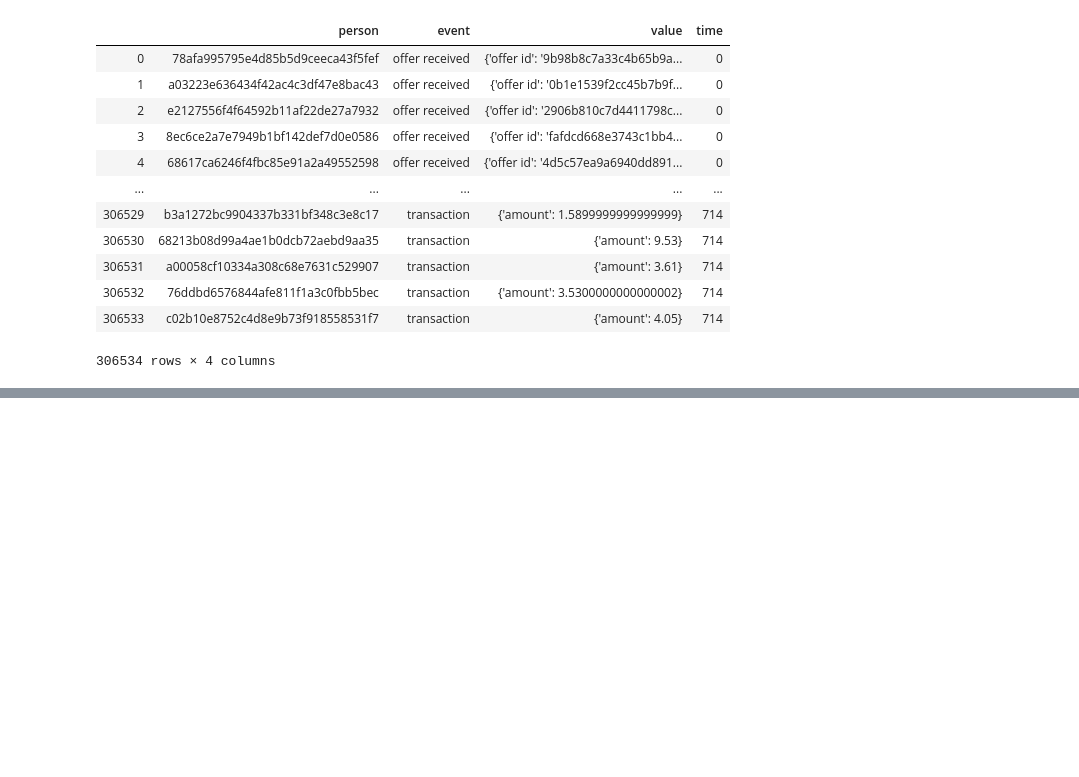
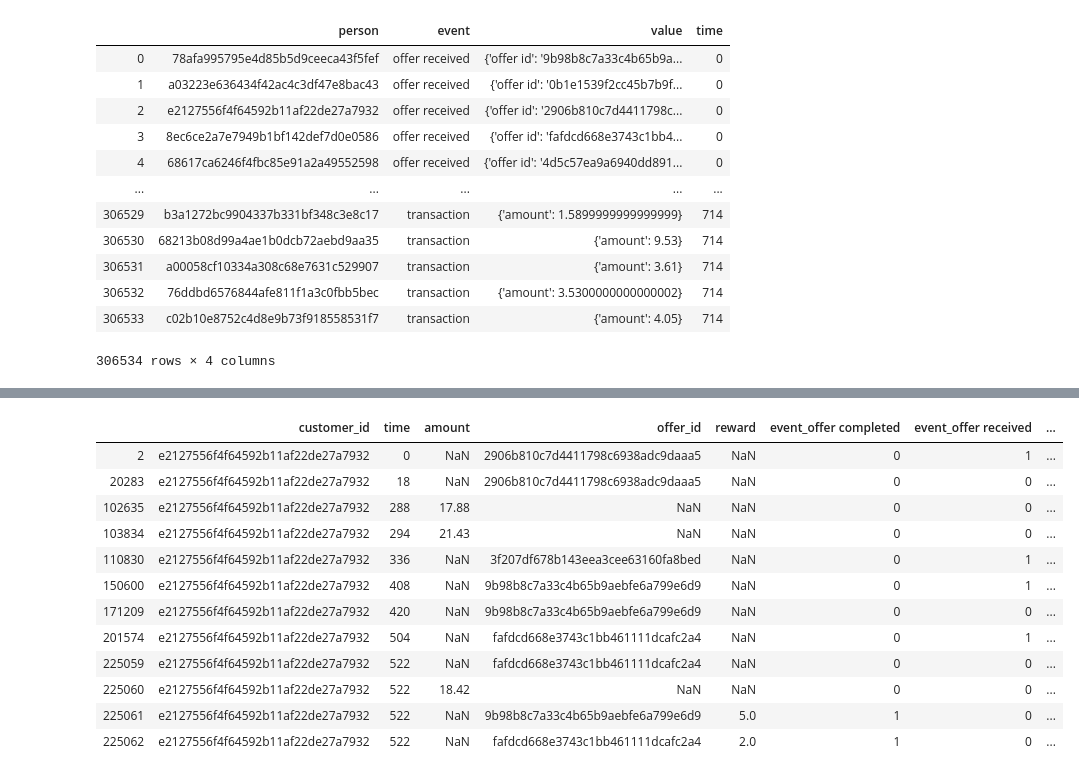
Before and after one commit to wasuratme96/machine_learning_nano_degree, a Jupyter notebook: Capstone Project/Starbuck Reward Program/Machine Learning Engineer Nano-degree ; Capstone Project - Starbuck Campaign Data.ipynb, the cells around one changed output, grey strips where cells are left out. Cells and saved outputs as stored; diff of their text form; code cells hidden in the pictures; blank space fills up the shorter version.

```diff
--- a/Capstone Project/Starbuck Reward Program/Machine Learning Engineer Nano-degree ; Capstone Project - Starbuck Campaign Data.ipynb
+++ b/Capstone Project/Starbuck Reward Program/Machine Learning Engineer Nano-degree ; Capstone Project - Starbuck Campaign Data.ipynb
@@ -274,0 +366,16 @@ transcript
+# %%
+transcript[transcript['customer_id'] == 'e2127556f4f64592b11af22de27a7932']
+# %% [output]
+|  | customer_id | time | amount | offer_id | reward | event_offer completed | event_offer received | ... |
+| 2 | e2127556f4f64592b11af22de27a7932 | 0 | NaN | 2906b810c7d4411798c6938adc9daaa5 | NaN | 0 | 1 | ... |
+| 20283 | e2127556f4f64592b11af22de27a7932 | 18 | NaN | 2906b810c7d4411798c6938adc9daaa5 | NaN | 0 | 0 | ... |
+| 102635 | e2127556f4f64592b11af22de27a7932 | 288 | 17.88 | NaN | NaN | 0 | 0 | ... |
+| 103834 | e2127556f4f64592b11af22de27a7932 | 294 | 21.43 | NaN | NaN | 0 | 0 | ... |
+| 110830 | e2127556f4f64592b11af22de27a7932 | 336 | NaN | 3f207df678b143eea3cee63160fa8bed | NaN | 0 | 1 | ... |
+| 150600 | e2127556f4f64592b11af22de27a7932 | 408 | NaN | 9b98b8c7a33c4b65b9aebfe6a799e6d9 | NaN | 0 | 1 | ... |
+| 171209 | e2127556f4f64592b11af22de27a7932 | 420 | NaN | 9b98b8c7a33c4b65b9aebfe6a799e6d9 | NaN | 0 | 0 | ... |
+| 201574 | e2127556f4f64592b11af22de27a7932 | 504 | NaN | fafdcd668e3743c1bb461111dcafc2a4 | NaN | 0 | 1 | ... |
+| 225059 | e2127556f4f64592b11af22de27a7932 | 522 | NaN | fafdcd668e3743c1bb461111dcafc2a4 | NaN | 0 | 0 | ... |
+| 225060 | e2127556f4f64592b11af22de27a7932 | 522 | 18.42 | NaN | NaN | 0 | 0 | ... |
+| 225061 | e2127556f4f64592b11af22de27a7932 | 522 | NaN | 9b98b8c7a33c4b65b9aebfe6a799e6d9 | 5.0 | 1 | 0 | ... |
+| 225062 | e2127556f4f64592b11af22de27a7932 | 522 | NaN | fafdcd668e3743c1bb461111dcafc2a4 | 2.0 | 1 | 0 | ... |
```
Also changed, not shown: parts of 22 cells of this notebook.
